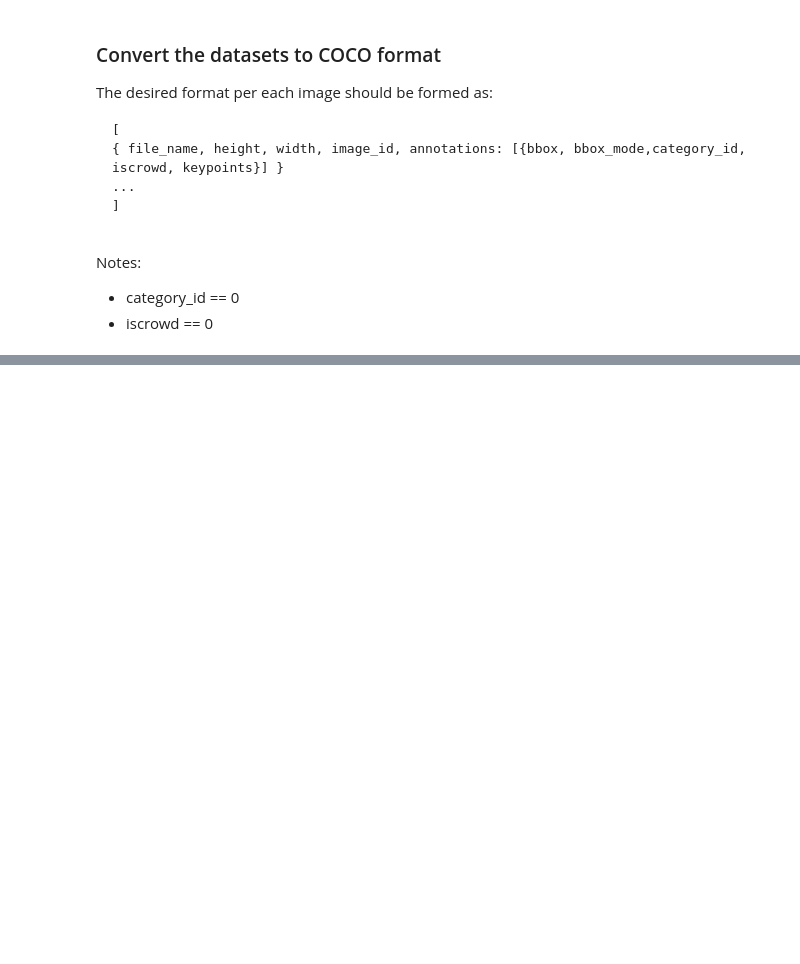
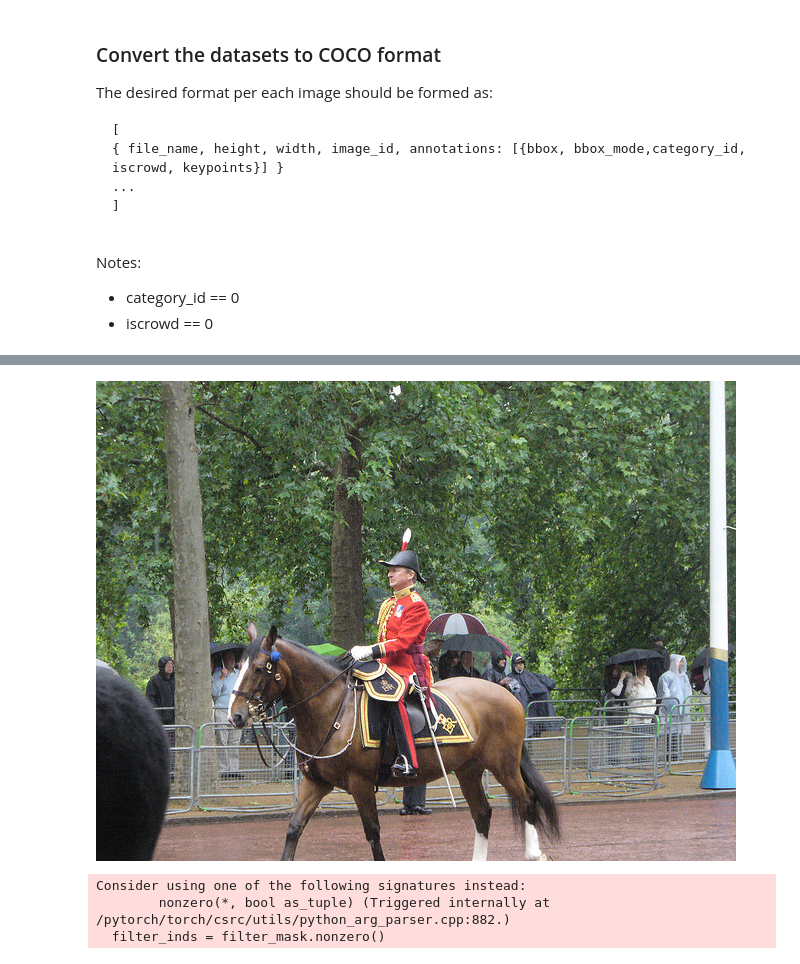
Before and after one commit to MaxKumundzhiev/AppliedDeepLearning, a Jupyter notebook: Mask_R_CNN/Mask_R_CNN.ipynb, the cells around one changed output, grey strips where cells are left out. Cells and saved outputs as stored; diff of their text form; code cells hidden in the pictures; blank space fills up the shorter version.

```diff
--- a/Mask_R_CNN/Mask_R_CNN.ipynb
+++ b/Mask_R_CNN/Mask_R_CNN.ipynb
@@ -261,0 +291,18 @@ Metadata(evaluator_type='coco', image_root='./CAT_00', json_file='train_dataset.
+# %%
+im = cv2.imread("./input.jpg")
+cv2_imshow(im)
+# %% [output]
+[figure, added]
+# %%
+cfg = get_cfg()
+# add project-specific config (e.g., TensorMask) here if you're not running a model in detectron2's core library
+cfg.merge_from_file(model_zoo.get_config_file("COCO-InstanceSegmentation/mask_rcnn_R_50_FPN_3x.yaml"))
+cfg.MODEL.ROI_HEADS.SCORE_THRESH_TEST = 0.5  # set threshold for this model
+# Find a model from detectron2's model zoo. You can use the https://dl.fbaipublicfiles... url as well
+cfg.MODEL.WEIGHTS = model_zoo.get_checkpoint_url("COCO-InstanceSegmentation/mask_rcnn_R_50_FPN_3x.yaml")
+predictor = DefaultPredictor(cfg)
+outputs = predictor(im)
+# %% [output]
+Consider using one of the following signatures instead:
+        nonzero(*, bool as_tuple) (Triggered internally at  /pytorch/torch/csrc/utils/python_arg_parser.cpp:882.)
+  filter_inds = filter_mask.nonzero()
```
Also changed, not shown: parts of 10 cells of this notebook.
